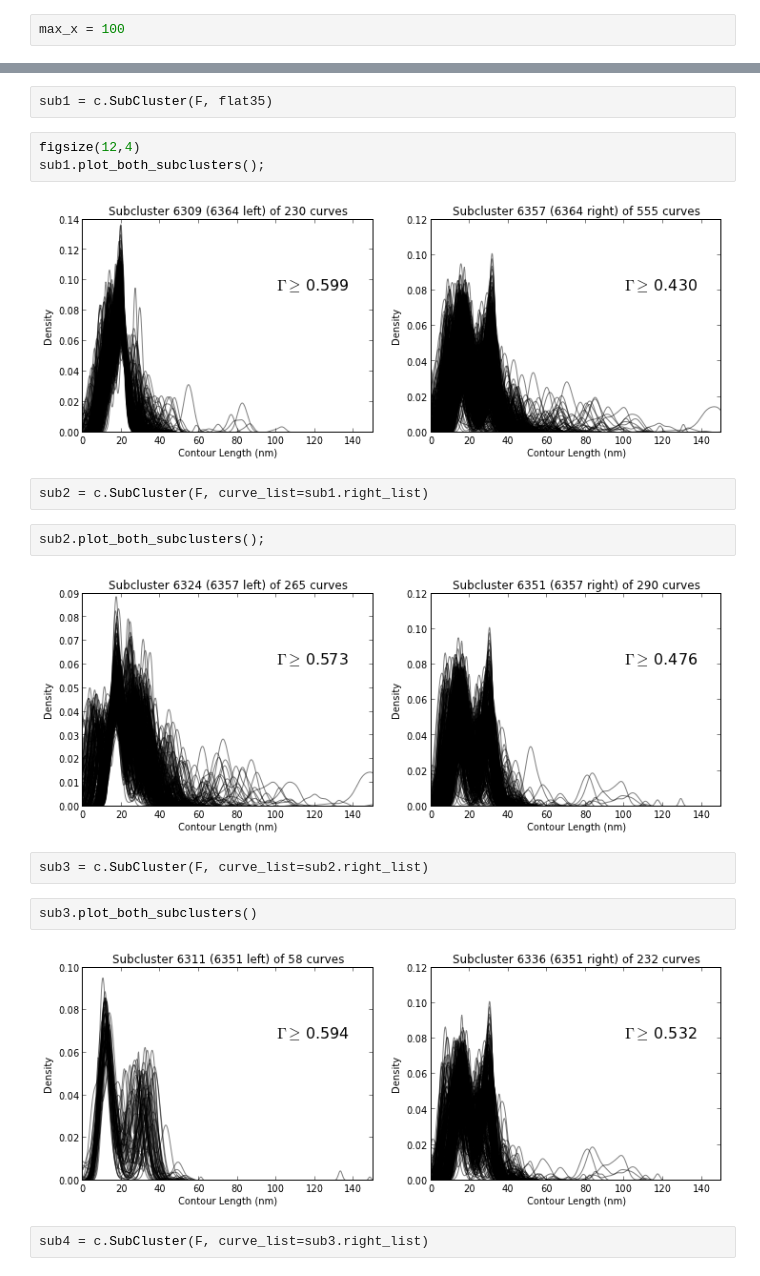
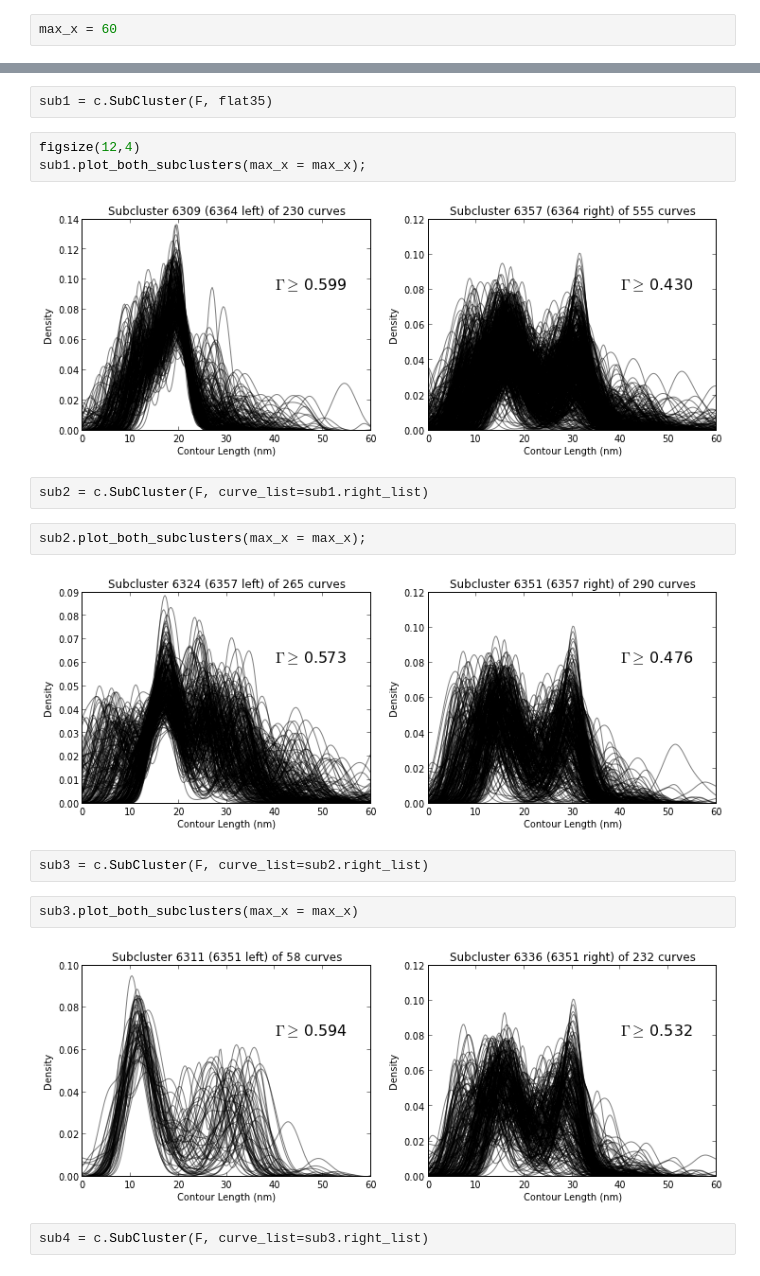
Before and after one commit to hilaryjoyce/smfs-data-analysis, a Jupyter notebook: cluster testing.ipynb, the cells around one changed output, grey strips where cells are left out. Cells and saved outputs as stored; diff of their text form.

```diff
--- a/cluster testing.ipynb
+++ b/cluster testing.ipynb
@@ -47,2 +48,2 @@ flat35 = c.Cluster(F, 35)
 # %%
-max_x = 100
+max_x = 60
@@ -55,21 +58,21 @@ flat35.plot_cluster(alpha=0.2, max_x = max_x)
 sub1 = c.SubCluster(F, flat35)
 # %%
 figsize(12,4)
-sub1.plot_both_subclusters();
+sub1.plot_both_subclusters(max_x = max_x);
 # %% [output]
-[figure, old version]
+[figure, new version]
 # %%
 sub2 = c.SubCluster(F, curve_list=sub1.right_list)
 # %%
-sub2.plot_both_subclusters();
+sub2.plot_both_subclusters(max_x = max_x);
 # %% [output]
-[figure, old version]
+[figure, new version]
 # %%
 sub3 = c.SubCluster(F, curve_list=sub2.right_list)
 # %%
-sub3.plot_both_subclusters()
+sub3.plot_both_subclusters(max_x = max_x)
 # %% [output]
-[figure, old version]
+[figure, new version]
 # %%
 sub4 = c.SubCluster(F, curve_list=sub3.right_list)
 # %%
```
Also changed, not shown: parts of 22 cells of this notebook, 1 other file.
